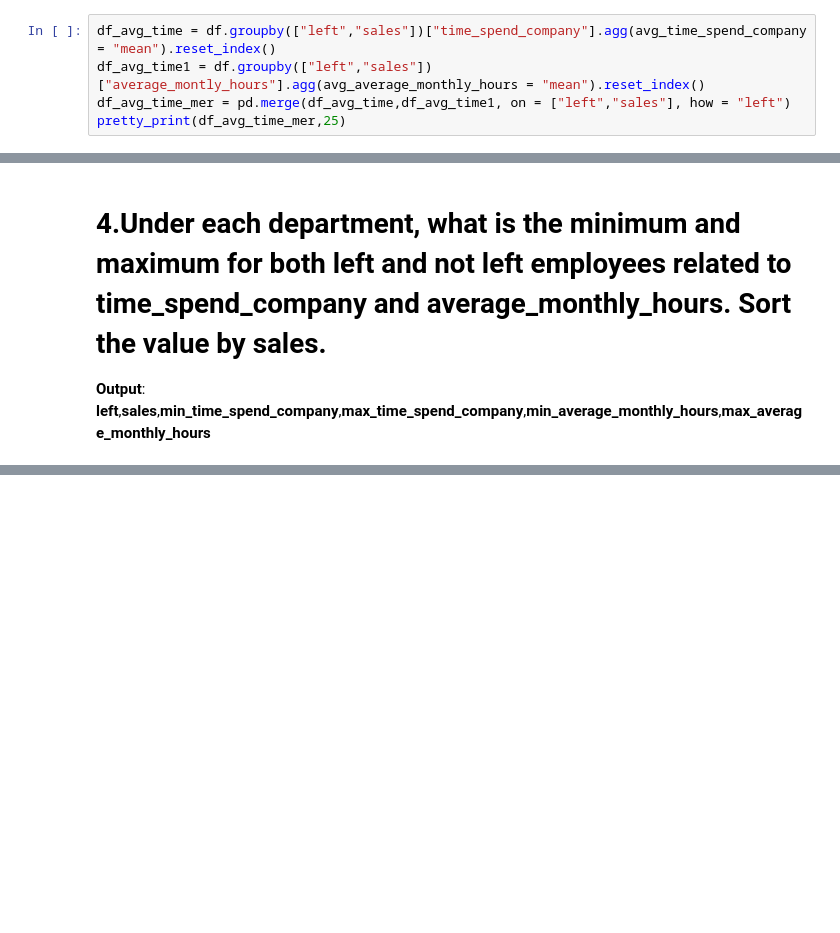
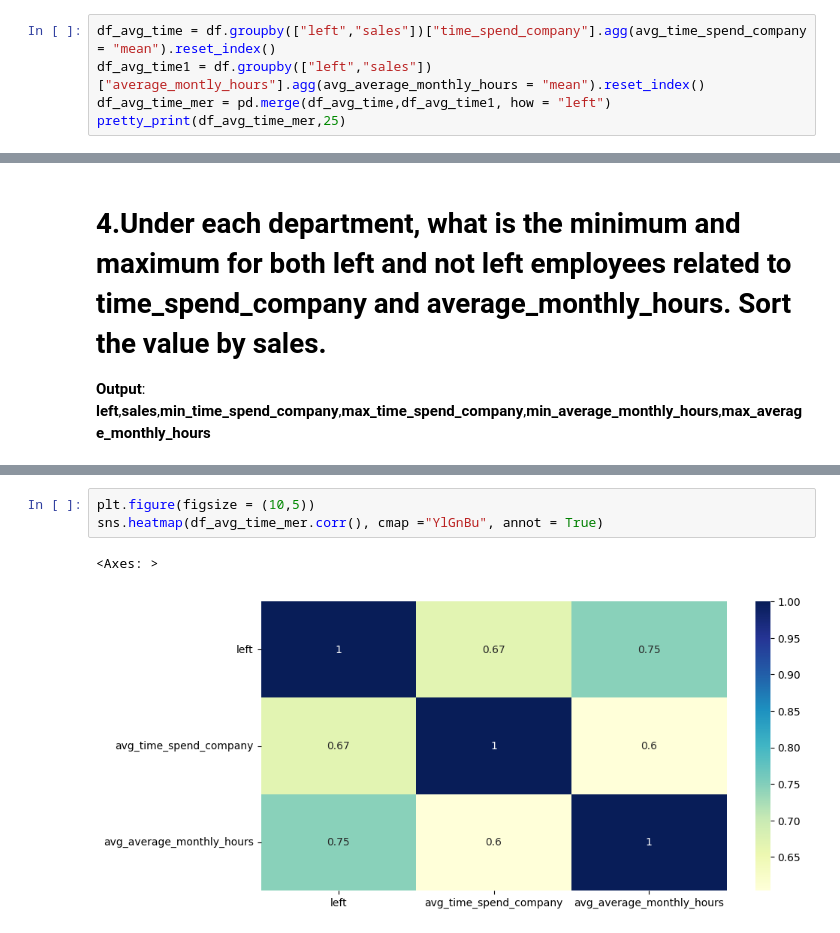
Before and after one commit to ruthika11/ipython-notebook-examples, a Jupyter notebook: HR_Data.ipynb, the cells around one changed output, grey strips where cells are left out. Cells and saved outputs as stored; diff of their text form; blank space fills up the shorter version.

```diff
--- a/HR_Data.ipynb
+++ b/HR_Data.ipynb
@@ -84,7 +103,7 @@ no_of_emp =
 # %%
 df_avg_time = df.groupby(["left","sales"])["time_spend_company"].agg(avg_time_spend_company = "mean").reset_index()
 df_avg_time1 = df.groupby(["left","sales"])["average_montly_hours"].agg(avg_average_monthly_hours = "mean").reset_index()
-df_avg_time_mer = pd.merge(df_avg_time,df_avg_time1, on = ["left","sales"], how = "left")
+df_avg_time_mer = pd.merge(df_avg_time,df_avg_time1, how = "left")
 pretty_print(df_avg_time_mer,25)
 # %% [output]
 +----+--------+-------------+--------------------------+-----------------------------+
@@ -109,0 +251,6 @@ pretty_print(df_avg_time_mer,25)
+# %%
+plt.figure(figsize = (10,5))
+sns.heatmap(df_avg_time_mer.corr(), cmap ="YlGnBu", annot = True)
+# %% [output]
+<Axes: >
+[figure, added]
```
Also changed, not shown: parts of 15 cells of this notebook.
